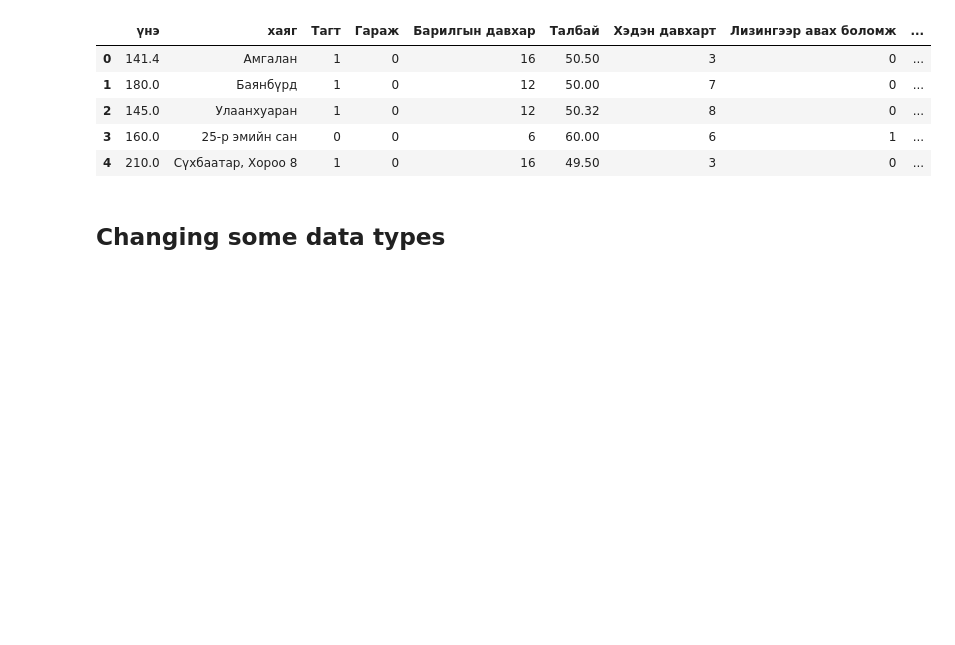
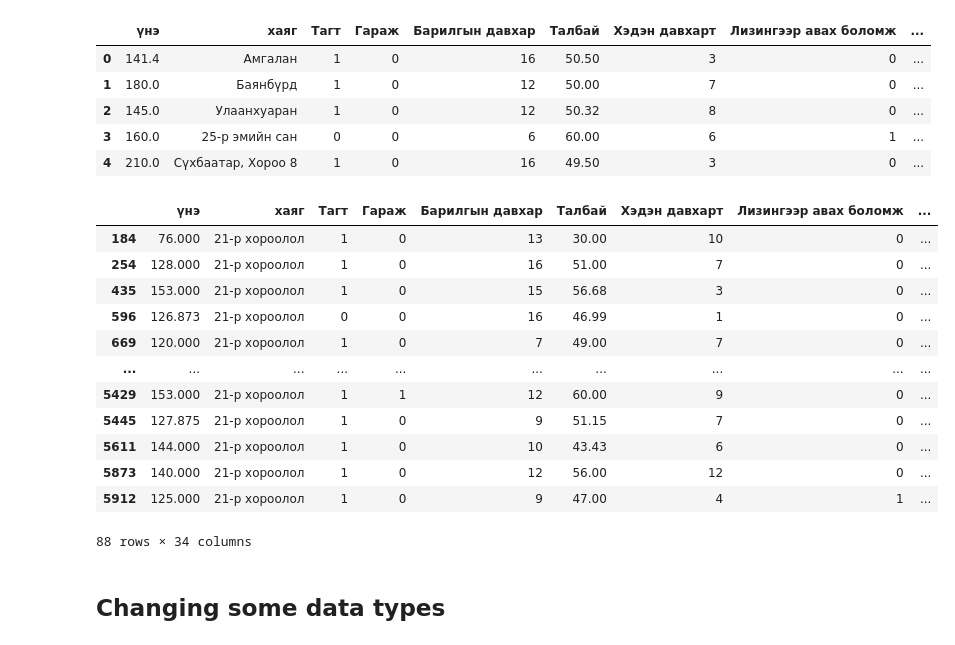
Before and after one commit to barsboldintern/TestProject, a Jupyter notebook: scraping/FeatureEngineering_module.ipynb, the cells around one changed output. Cells and saved outputs as stored; diff of their text form; code cells hidden in the pictures; blank space fills up the shorter version.

```diff
--- a/scraping/FeatureEngineering_module.ipynb
+++ b/scraping/FeatureEngineering_module.ipynb
@@ -588,6 +633,22 @@ a.head()
 | 2 | 145.0 | Улаанхуаран | 1 | 0 | 12 | 50.32 | 8 | 0 | ... |
 | 3 | 160.0 | 25-р эмийн сан | 0 | 0 | 6 | 60.00 | 6 | 1 | ... |
 | 4 | 210.0 | Сүхбаатар, Хороо 8 | 1 | 0 | 16 | 49.50 | 3 | 0 | ... |
+# %%
+a[a['Specific_Location_Encoded'] == 10]
+# %% [output]
+|  | үнэ | хаяг | Тагт | Гараж | Барилгын давхар | Талбай | Хэдэн давхарт | Лизингээр авах боломж | ... |
+| 184 | 76.000 | 21-р хороолол | 1 | 0 | 13 | 30.00 | 10 | 0 | ... |
+| 254 | 128.000 | 21-р хороолол | 1 | 0 | 16 | 51.00 | 7 | 0 | ... |
+| 435 | 153.000 | 21-р хороолол | 1 | 0 | 15 | 56.68 | 3 | 0 | ... |
+| 596 | 126.873 | 21-р хороолол | 0 | 0 | 16 | 46.99 | 1 | 0 | ... |
+| 669 | 120.000 | 21-р хороолол | 1 | 0 | 7 | 49.00 | 7 | 0 | ... |
+| ... | ... | ... | ... | ... | ... | ... | ... | ... | ... |
+| 5429 | 153.000 | 21-р хороолол | 1 | 1 | 12 | 60.00 | 9 | 0 | ... |
+| 5445 | 127.875 | 21-р хороолол | 1 | 0 | 9 | 51.15 | 7 | 0 | ... |
+| 5611 | 144.000 | 21-р хороолол | 1 | 0 | 10 | 43.43 | 6 | 0 | ... |
+| 5873 | 140.000 | 21-р хороолол | 1 | 0 | 12 | 56.00 | 12 | 0 | ... |
+| 5912 | 125.000 | 21-р хороолол | 1 | 0 | 9 | 47.00 | 4 | 1 | ... |
+88 rows × 34 columns
 # %% [markdown]
 ## Changing some data types
 # %%
```
Also changed, not shown: parts of 42 cells of this notebook, 11 other files.
